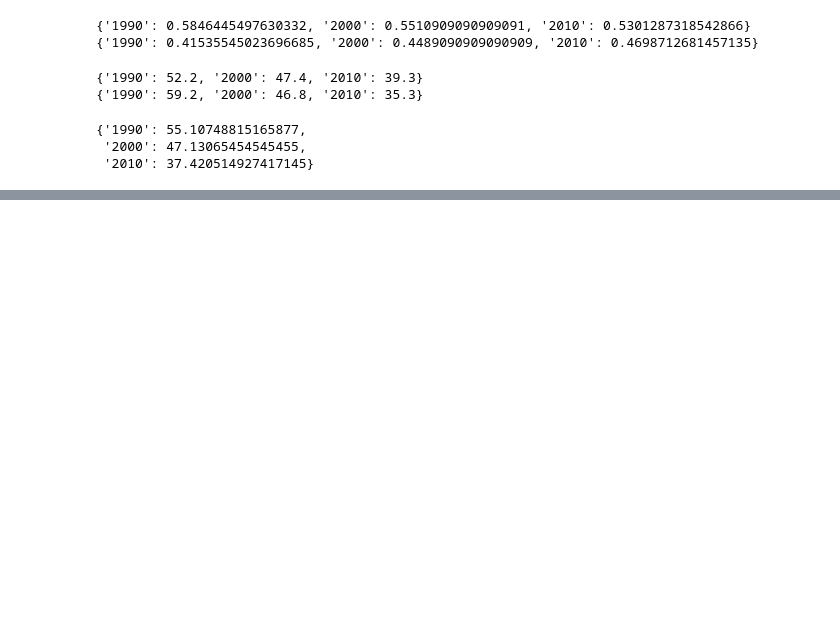
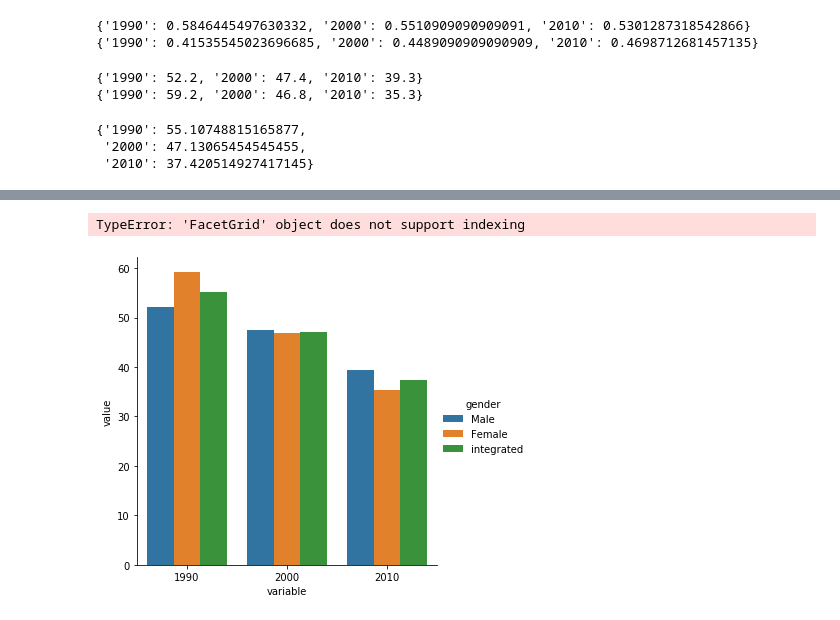
Before and after one commit to ejwillemse/sim-demog-NUK-open, a Jupyter notebook: sandbox/prep_data_for_singapore/prepare_couple_prob.ipynb, the cells around one changed output, grey strips where cells are left out. Saved outputs shown, nothing was run; the diff lists cells and outputs as text; code cells hidden in the pictures; blank space fills up the shorter version.

```diff
--- a/sandbox/prep_data_for_singapore/prepare_couple_prob.ipynb
+++ b/sandbox/prep_data_for_singapore/prepare_couple_prob.ipynb
@@ -192,0 +257,7 @@ df_mrate.to_csv(os.path.join(out_dir, 'couple_prob_3years.csv'))
+# %%
+ax = sns.catplot(x='variable', y='value', hue='gender', kind="bar", data=temp2)
+ax[0].set_xlabel('year')
+#ax.set_ylabel('marriage rate (per 1000 single)')
+# %% [output]
+TypeError: 'FacetGrid' object does not support indexing
+[figure, added]
```
Also changed, not shown: parts of 14 cells of this notebook, 2 other files.
